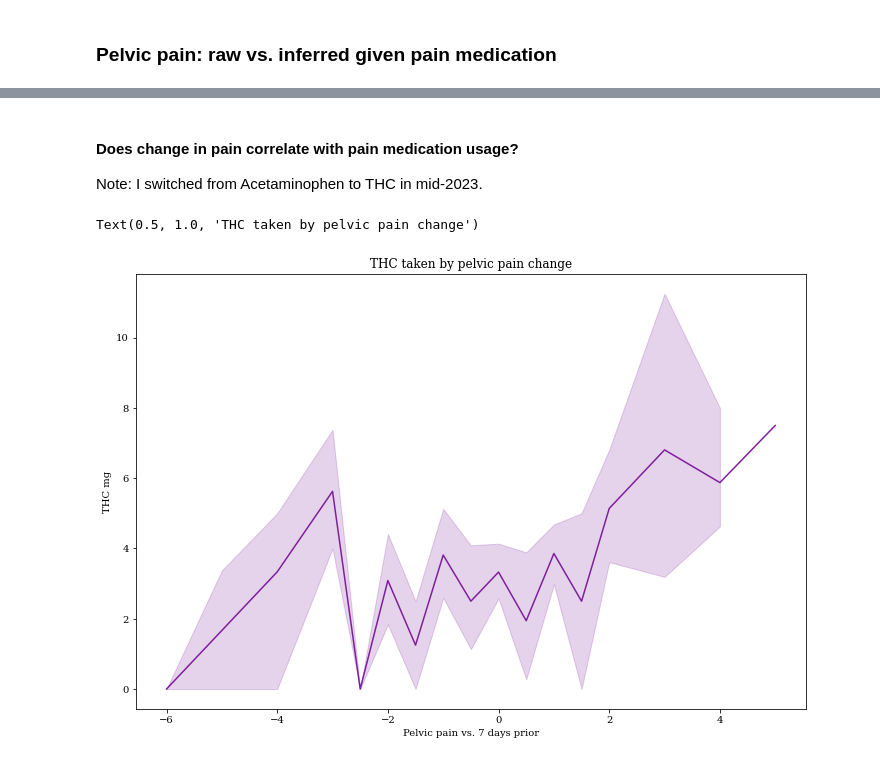
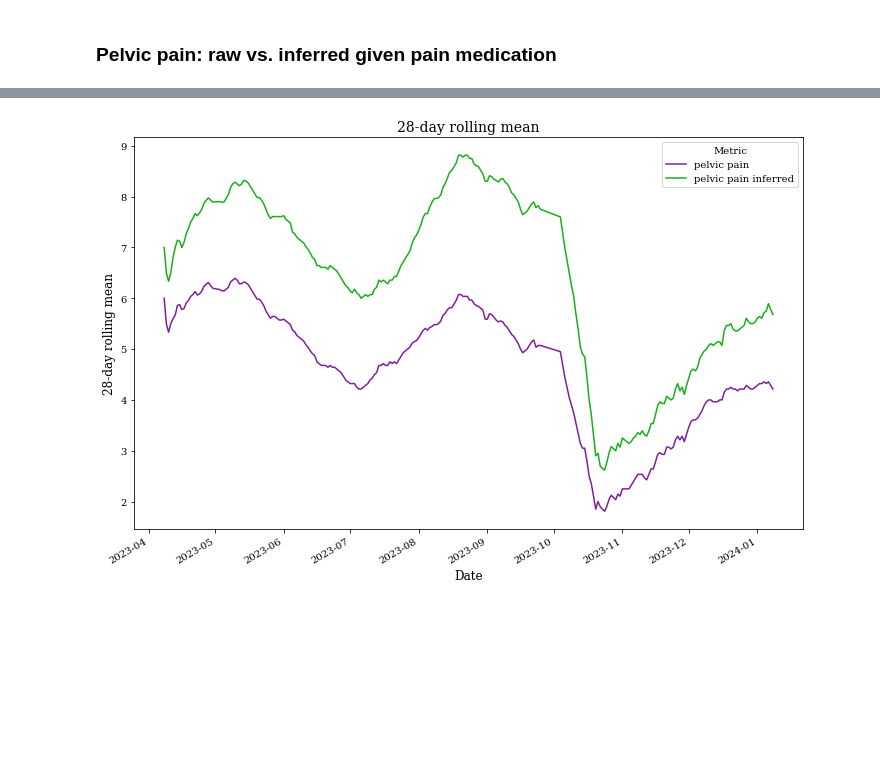
Before and after one commit to roesler-stan/health-analysis, a Jupyter notebook: 2_analysis.ipynb, the cells around one changed output, grey strips where cells are left out. Saved outputs shown, nothing was run; the diff lists cells and outputs as text; code cells hidden in the pictures; blank space fills up the shorter version.

```diff
--- a/2_analysis.ipynb
+++ b/2_analysis.ipynb
@@ -399,14 +41,0 @@ Text(0.5, 1.0, 'Fatigue by sleep score')
-# %%
-# quintiles
-df["oura_binned"] = pd.cut(df["previous night Oura score"], bins=5).apply(lambda x: x.mid)
-
-metric = "fatigue_numeric"
-fig, ax = plt.subplots(figsize=(12, 8), facecolor="w")
-sns.lineplot(
-    x=df["oura_binned"],
-    y=df[metric],
-)
-metric_label = metric.replace("_", " ").replace(" numeric", "").capitalize()
-plt.xlabel("Oura sleep score (binned)")
-plt.ylabel(metric_label)
-plt.title(f"{metric_label} by sleep score")
@@ -418,19 +41,0 @@ Text(0.5, 1.0, 'Fatigue by sleep score')
-# %%
-n_days_prior = 7
-previous = df.shift(n_days_prior)
-
-# averaging window
-days_window = 28
-
-metric = "pelvic pain numeric"
-df["pelvic_pain_vs_7_days"] = (df[metric] - previous[metric])
-
-fig, ax = plt.subplots(figsize=(12, 8), facecolor="w")
-metric_label = metric.replace("_", " ").replace(" numeric", "")
-plt.plot(
-    df["pelvic_pain_vs_7_days"].rolling(f"{days_window}D").mean(),
-)
-plt.axhline(y=0, color="gray", linestyle="--")
-plt.ylabel(f"{metric_label} change, {days_window}-day rolling mean")
-fig.autofmt_xdate()
-plt.title(f"{metric_label} vs. {n_days_prior} days prior")
@@ -465,16 +42,9 @@ plot_timeline(
-# %% [markdown]
-#### Does change in pain correlate with pain medication usage?
-
-Note: I switched from Acetaminophen to THC in mid-2023.
-# %%
-fig, ax = plt.subplots(figsize=(12, 8), facecolor="w")
-sns.lineplot(
-    x=df["pelvic_pain_vs_7_days"],
-    y=df["THC mg"],
-)
-plt.xlabel("Pelvic pain vs. 7 days prior")
-plt.ylabel("THC mg")
-plt.title("THC taken by pelvic pain change")
-# %% [output]
-Text(0.5, 1.0, 'THC taken by pelvic pain change')
-[figure, removed]
+# %%
+metrics = [
+    "pelvic pain numeric",
+    "pelvic_pain_inferred",
+]
+days_window = 28
+plot_numeric(df, metrics, days_window)
+# %% [output]
+[figure, added]
```
Also changed, not shown: parts of 71 cells of this notebook, 17 other files.
